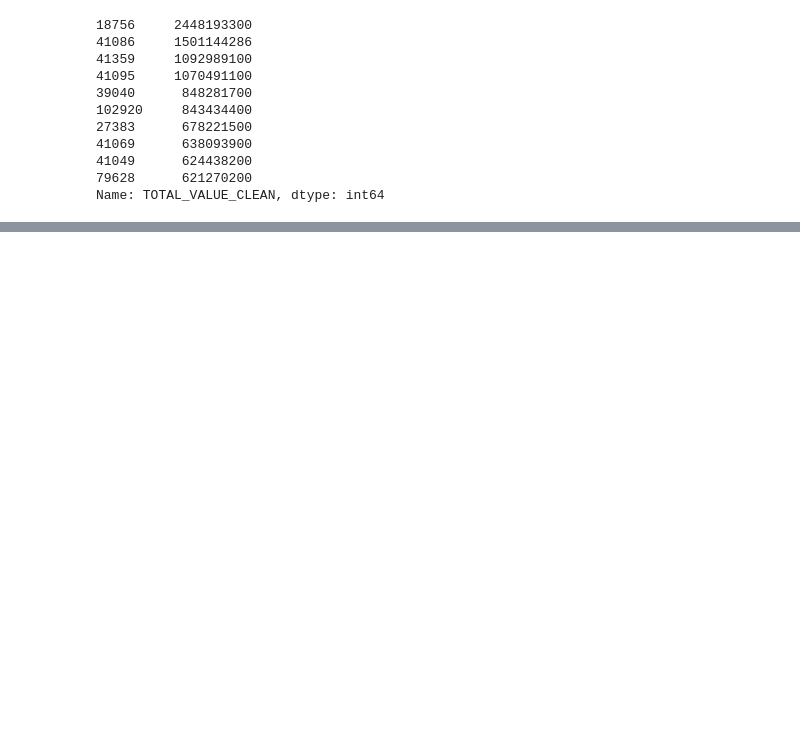
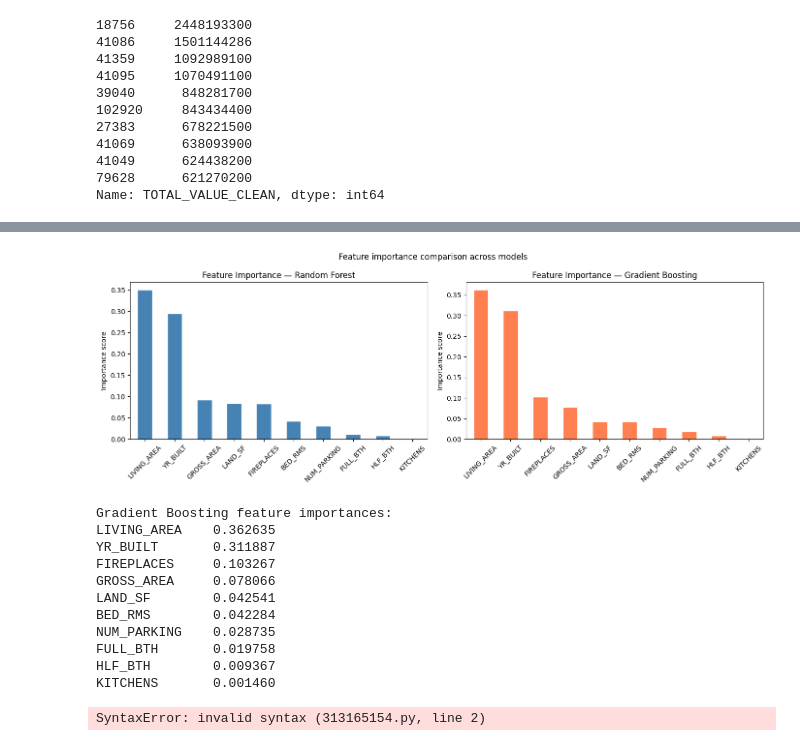
Before and after one commit to AGopal7/boston-property-prediction-, a Jupyter notebook: notebooks/Propertry_prediction1.ipynb, the cells around one changed output, grey strips where cells are left out. Drawn from its saved outputs; the diff is of its cells as text; code cells hidden in the pictures; blank space fills up the shorter version.

```diff
--- a/notebooks/Propertry_prediction1.ipynb
+++ b/notebooks/Propertry_prediction1.ipynb
@@ -398,0 +609,58 @@ results.to_csv("../results/model_results.csv", index=False)
+# %%
+gbm_importance = pd.Series(gbm.feature_importances_, index=X.columns)
+gbm_importance = gbm_importance.sort_values(ascending=False)
+
+fig, axes = plt.subplots(1, 2, figsize=(14, 5))
+
+
+
+# Random Forest importances (from earlier)
+rf_imp = pd.Series(rf_best.feature_importances_, index=X.columns).sort_values(ascending=False)
+rf_imp.plot(kind="bar", ax=axes[0], color="steelblue", edgecolor="white")
+axes[0].set_title("Feature Importance — Random Forest")
+axes[0].set_ylabel("Importance score")
+axes[0].tick_params(axis="x", rotation=45)
+
+# GBM importances
+gbm_importance.plot(kind="bar", ax=axes[1], color="coral", edgecolor="white")
+axes[1].set_title("Feature Importance — Gradient Boosting")
+axes[1].set_ylabel("Importance score")
+axes[1].tick_params(axis="x", rotation=45)
+
+plt.suptitle("Feature importance comparison across models", fontsize=12)
+plt.tight_layout()
+plt.show()
+
+print("\nGradient Boosting feature importances:")
+print(gbm_importance.to_string())
+# %% [output]
+[figure, added]
+Gradient Boosting feature importances:
+LIVING_AREA    0.362635
+YR_BUILT       0.311887
+FIREPLACES     0.103267
+GROSS_AREA     0.078066
+LAND_SF        0.042541
+BED_RMS        0.042284
+NUM_PARKING    0.028735
+FULL_BTH       0.019758
+HLF_BTH        0.009367
+KITCHENS       0.001460
+# %%
+# Step 1: make the folders GitHub expects
+mkdir -p notebooks data results
+
+# Step 2: move your notebook into the notebooks folder if it isn't already
+# (skip if it's already there)
+mv your_notebook_name.ipynb notebooks/
+
+# Step 3: stage everything
+git add .
+
+# Step 4: commit with a clear message
+git commit -m "Add EDA, modeling, and evaluation notebook with Ridge, RF, GBM"
+
+# Step 5: push
+git push origin main
+# %% [output]
+SyntaxError: invalid syntax (313165154.py, line 2)
```
Also changed, not shown: parts of 36 cells of this notebook.
